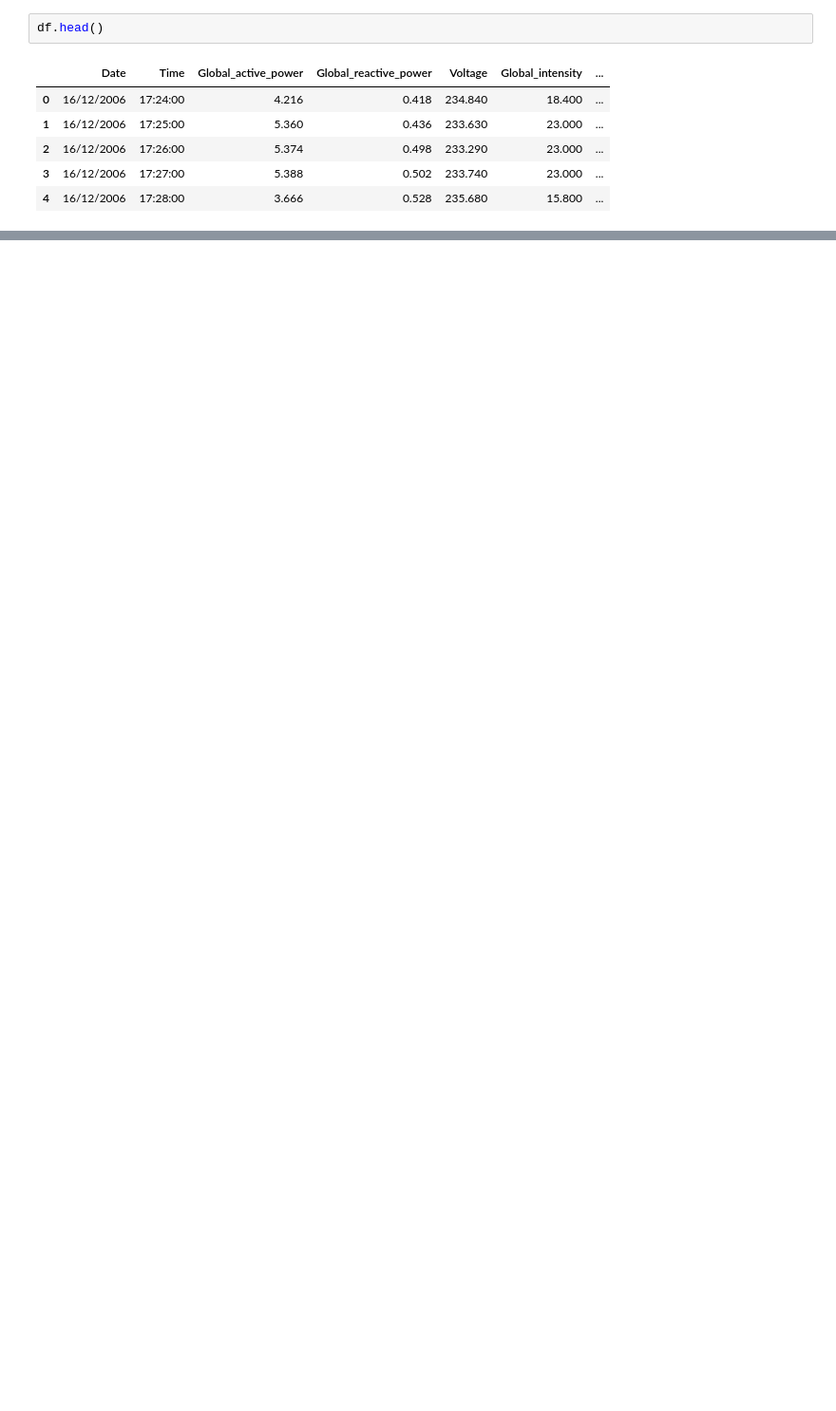
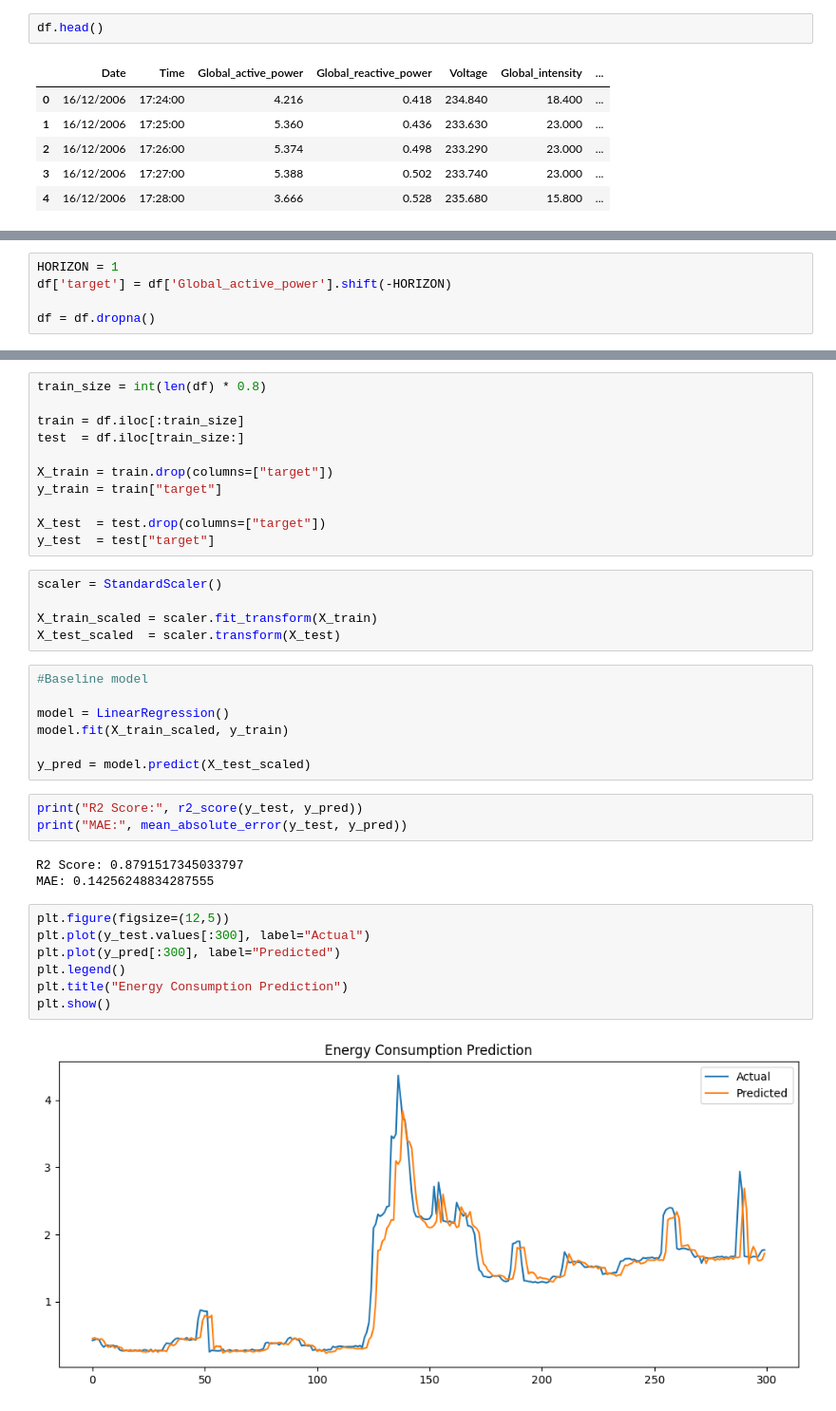
Before and after one commit to mohitgthb/OptiWatt, a Jupyter notebook: notebooks/01_data_preprocessing.ipynb, the cells around one changed output, grey strips where cells are left out. Shown at 95% size. Drawn from its saved outputs; the diff is of its cells as text; blank space fills up the shorter version.

```diff
--- a/notebooks/01_data_preprocessing.ipynb
+++ b/notebooks/01_data_preprocessing.ipynb
@@ -404,0 +75,5 @@ X.head()
+# %%
+HORIZON = 1
+df['target'] = df['Global_active_power'].shift(-HORIZON)
+
+df = df.dropna()
@@ -404,0 +109,38 @@ X.head()
+# %%
+train_size = int(len(df) * 0.8)
+
+train = df.iloc[:train_size]
+test  = df.iloc[train_size:]
+
+X_train = train.drop(columns=["target"])
+y_train = train["target"]
+
+X_test  = test.drop(columns=["target"])
+y_test  = test["target"]
+# %%
+scaler = StandardScaler()
+
+X_train_scaled = scaler.fit_transform(X_train)
+X_test_scaled  = scaler.transform(X_test)
+# %%
+#Baseline model
+
+model = LinearRegression()
+model.fit(X_train_scaled, y_train)
+
+y_pred = model.predict(X_test_scaled)
+# %%
+print("R2 Score:", r2_score(y_test, y_pred))
+print("MAE:", mean_absolute_error(y_test, y_pred))
+# %% [output]
+R2 Score: 0.8791517345033797
+MAE: 0.14256248834287555
+# %%
+plt.figure(figsize=(12,5))
+plt.plot(y_test.values[:300], label="Actual")
+plt.plot(y_pred[:300], label="Predicted")
+plt.legend()
+plt.title("Energy Consumption Prediction")
+plt.show()
+# %% [output]
+[figure, added]
```
Also changed, not shown: parts of 56 cells of this notebook, 1 other file.
